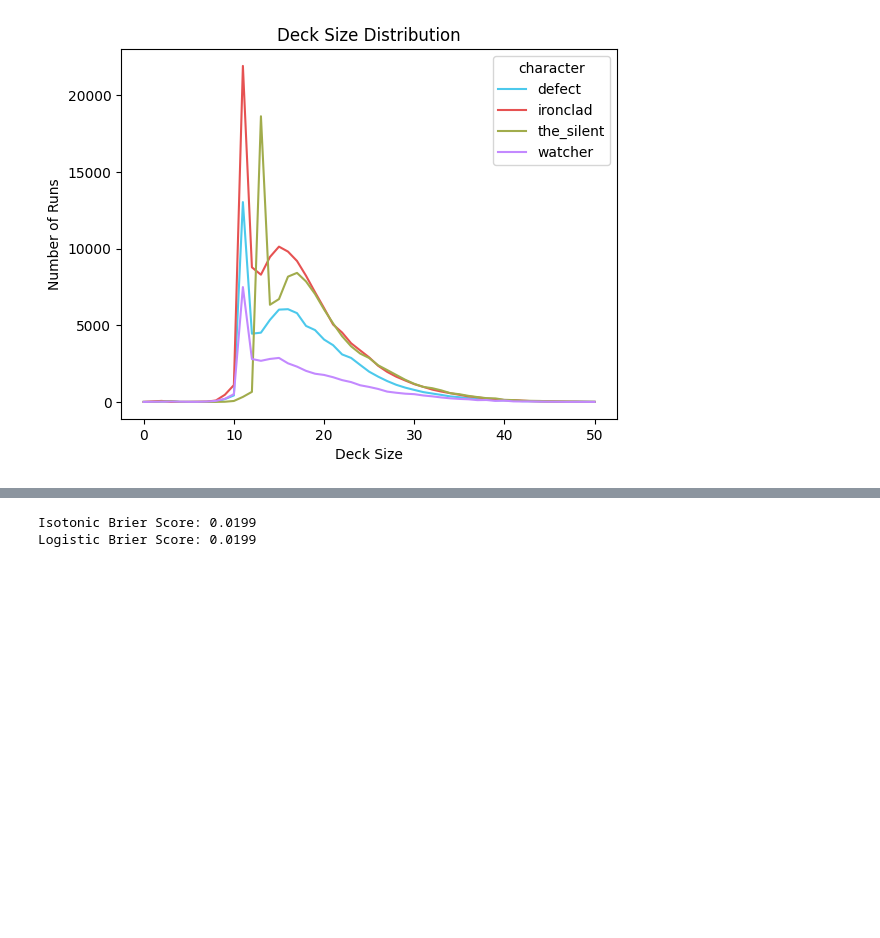
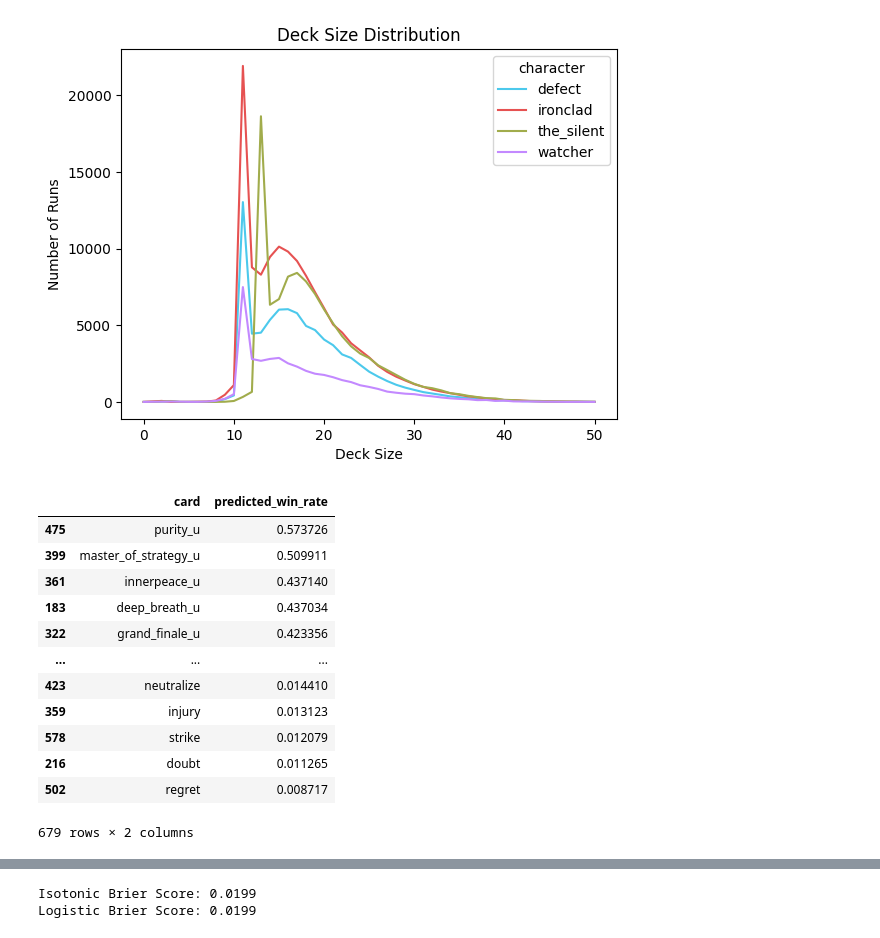
Before and after one commit to jjoba/sts_cockpit, a Jupyter notebook: analyses/predictions_analysis_fnn_v14.ipynb, the cells around one changed output, grey strips where cells are left out. Saved outputs shown, nothing was run; the diff lists cells and outputs as text; code cells hidden in the pictures; blank space fills up the shorter version.

Commit message:
:monocle_face: added best predicted card, relic, and character

```diff
--- a/analyses/predictions_analysis_fnn_v14.ipynb
+++ b/analyses/predictions_analysis_fnn_v14.ipynb
@@ -90,9 +90,9 @@ RecursiveScriptModule(
 )
 # %%
 # Load data
-test_data = pd.read_csv(f'{repo_dir}/data/training_data/finetuning/test/test.csv')
+test_data = pd.read_csv(f'{repo_dir}/data/training_data/finetuning/test/test.csv', dtype = 'int8', header = 0)
 
-train_data = pd.read_csv(f'{repo_dir}/data/training_data/finetuning/train/train.csv')
+train_data = pd.read_csv(f'{repo_dir}/data/training_data/finetuning/train/train.csv', dtype = 'int8', header = 0)
 # %%
 # gets the predicted values
 with torch.no_grad():
@@ -218,3 +218,29 @@ plt.show()
 [figure]
 [figure]
 [figure]
+# %%
+# What's the predicted win rate for each card?
+# This is based on the presence of a given card in a deck NOT quantity or other cards present
+win_rate_dict = {}
+
+for card in master_card_list:
+    win_rate = test_data[test_data[card] > 0]['probs'].mean()
+    win_rate_dict[card] = win_rate
+
+pd.DataFrame(
+    {'card': [k for k in win_rate_dict.keys()],
+     'predicted_win_rate': [k for k in win_rate_dict.values()]}).sort_values(by = 'predicted_win_rate', ascending = False)
+# %% [output]
+|  | card | predicted_win_rate |
+| 475 | purity_u | 0.573726 |
+| 399 | master_of_strategy_u | 0.509911 |
+| 361 | innerpeace_u | 0.437140 |
+| 183 | deep_breath_u | 0.437034 |
+| 322 | grand_finale_u | 0.423356 |
+| ... | ... | ... |
+| 423 | neutralize | 0.014410 |
+| 359 | injury | 0.013123 |
+| 578 | strike | 0.012079 |
+| 216 | doubt | 0.011265 |
+| 502 | regret | 0.008717 |
+679 rows × 2 columns
```
Also changed, not shown: parts of 3 cells of this notebook.
